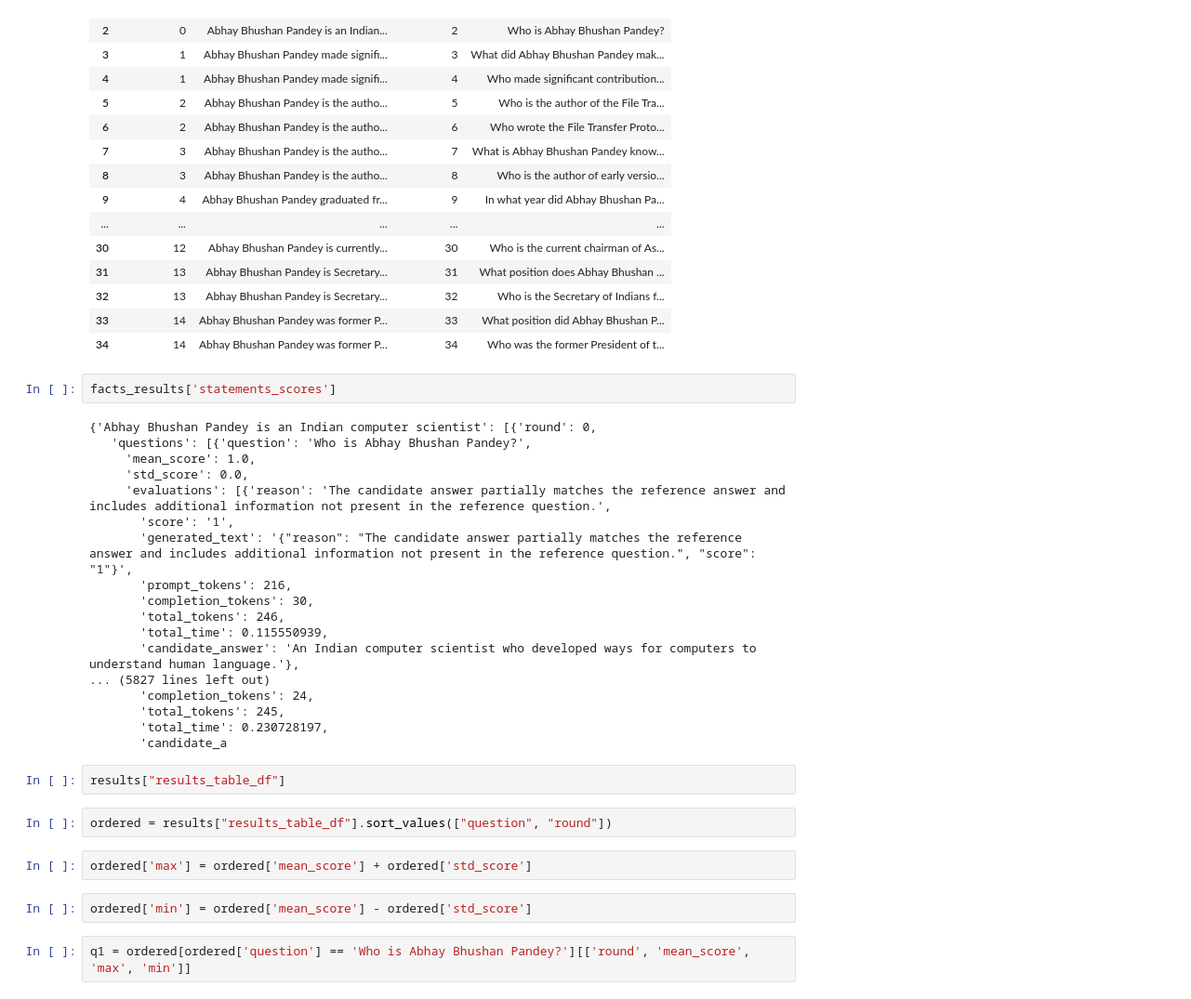
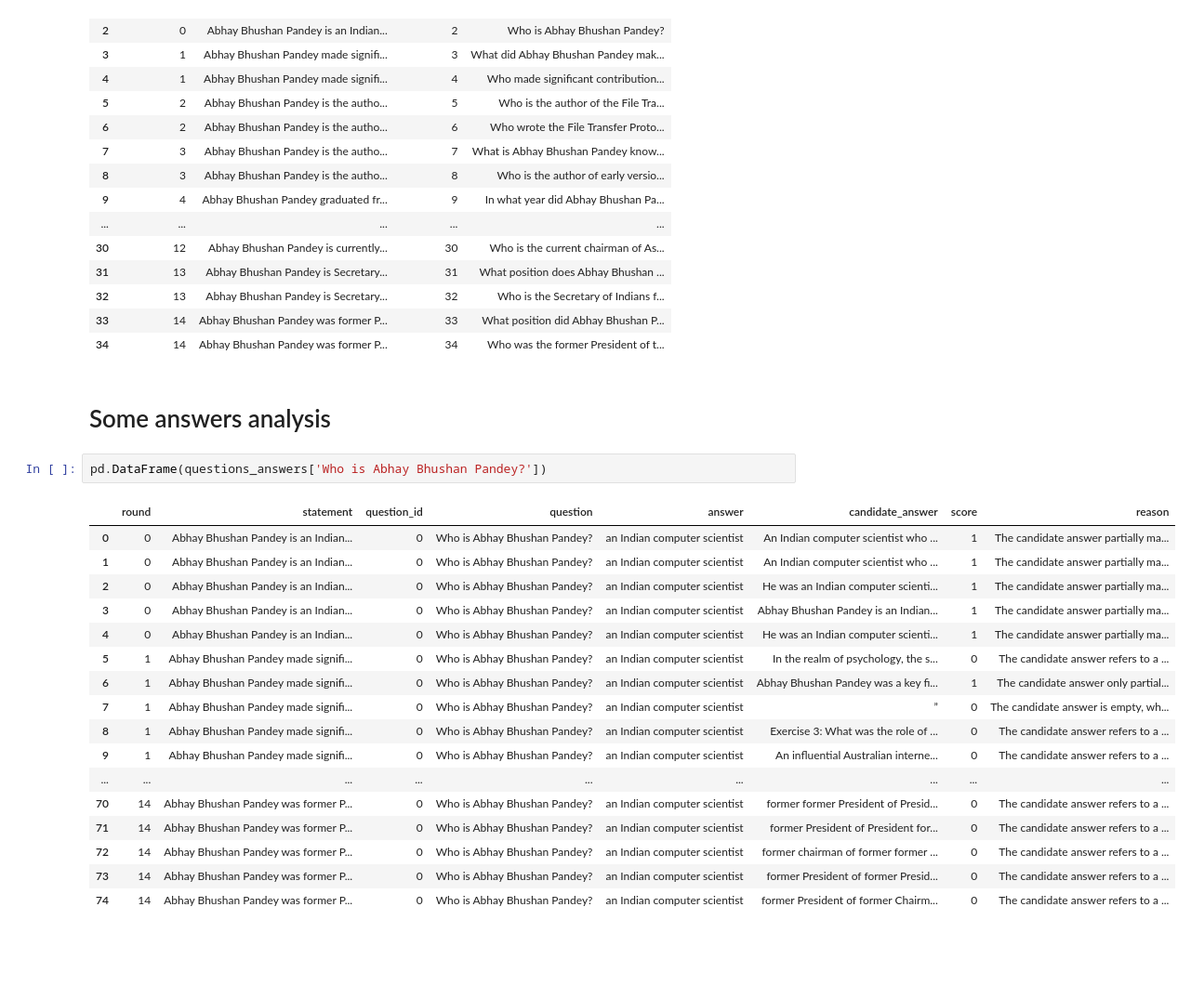
Before and after one commit to eduseiti/llm_editing_evaluation, a Jupyter notebook: factual_associations/plot_results.ipynb, the cells around one changed output. Shown at 93% size. Drawn from its saved outputs; the diff is of its cells as text; blank space fills up the shorter version.

```diff
--- a/factual_associations/plot_results.ipynb
+++ b/factual_associations/plot_results.ipynb
@@ -132,34 +337,26 @@ pd.DataFrame(questions)
 | 32 | 13 | Abhay Bhushan Pandey is Secretary... | 32 | Who is the Secretary of Indians f... |
 | 33 | 14 | Abhay Bhushan Pandey was former P... | 33 | What position did Abhay Bhushan P... |
 | 34 | 14 | Abhay Bhushan Pandey was former P... | 34 | Who was the former President of t... |
-# %%
-facts_results['statements_scores']
-# %% [output]
-{'Abhay Bhushan Pandey is an Indian computer scientist': [{'round': 0,
-   'questions': [{'question': 'Who is Abhay Bhushan Pandey?',
-     'mean_score': 1.0,
-     'std_score': 0.0,
-     'evaluations': [{'reason': 'The candidate answer partially matches the reference answer and includes additional information not present in the reference question.',
-       'score': '1',
-       'generated_text': '{"reason": "The candidate answer partially matches the reference answer and includes additional information not present in the reference question.", "score": "1"}',
-       'prompt_tokens': 216,
-       'completion_tokens': 30,
-       'total_tokens': 246,
-       'total_time': 0.115550939,
-       'candidate_answer': 'An Indian computer scientist who developed ways for computers to understand human language.'},
-... (5827 lines left out)
-       'completion_tokens': 24,
-       'total_tokens': 245,
-       'total_time': 0.230728197,
-       'candidate_a
-# %%
-results["results_table_df"]
-# %%
-ordered = results["results_table_df"].sort_values(["question", "round"])
-# %%
-ordered['max'] = ordered['mean_score'] + ordered['std_score']
-# %%
-ordered['min'] = ordered['mean_score'] - ordered['std_score']
+# %% [markdown]
+# Some answers analysis
 # %%
-q1 = ordered[ordered['question'] == 'Who is Abhay Bhushan Pandey?'][['round', 'mean_score', 'max', 'min']]
+pd.DataFrame(questions_answers['Who is Abhay Bhushan Pandey?'])
+# %% [output]
+|  | round | statement | question_id | question | answer | candidate_answer | score | reason |
+| 0 | 0 | Abhay Bhushan Pandey is an Indian... | 0 | Who is Abhay Bhushan Pandey? | an Indian computer scientist | An Indian computer scientist who ... | 1 | The candidate answer partially ma... |
+| 1 | 0 | Abhay Bhushan Pandey is an Indian... | 0 | Who is Abhay Bhushan Pandey? | an Indian computer scientist | An Indian computer scientist who ... | 1 | The candidate answer partially ma... |
+| 2 | 0 | Abhay Bhushan Pandey is an Indian... | 0 | Who is Abhay Bhushan Pandey? | an Indian computer scientist | He was an Indian computer scienti... | 1 | The candidate answer partially ma... |
+| 3 | 0 | Abhay Bhushan Pandey is an Indian... | 0 | Who is Abhay Bhushan Pandey? | an Indian computer scientist | Abhay Bhushan Pandey is an Indian... | 1 | The candidate answer partially ma... |
+| 4 | 0 | Abhay Bhushan Pandey is an Indian... | 0 | Who is Abhay Bhushan Pandey? | an Indian computer scientist | He was an Indian computer scienti... | 1 | The candidate answer partially ma... |
+| 5 | 1 | Abhay Bhushan Pandey made signifi... | 0 | Who is Abhay Bhushan Pandey? | an Indian computer scientist | In the realm of psychology, the s... | 0 | The candidate answer refers to a ... |
+| 6 | 1 | Abhay Bhushan Pandey made signifi... | 0 | Who is Abhay Bhushan Pandey? | an Indian computer scientist | Abhay Bhushan Pandey was a key fi... | 1 | The candidate answer only partial... |
+| 7 | 1 | Abhay Bhushan Pandey made signifi... | 0 | Who is Abhay Bhushan Pandey? | an Indian computer scientist | ” | 0 | The candidate answer is empty, wh... |
+| 8 | 1 | Abhay Bhushan Pandey made signifi... | 0 | Who is Abhay Bhushan Pandey? | an Indian computer scientist | Exercise 3: What was the role of ... | 0 | The candidate answer refers to a ... |
+| 9 | 1 | Abhay Bhushan Pandey made signifi... | 0 | Who is Abhay Bhushan Pandey? | an Indian computer scientist | An influential Australian interne... | 0 | The candidate answer refers to a ... |
+| ... | ... | ... | ... | ... | ... | ... | ... | ... |
+| 70 | 14 | Abhay Bhushan Pandey was former P... | 0 | Who is Abhay Bhushan Pandey? | an Indian computer scientist | former former President of Presid... | 0 | The candidate answer refers to a ... |
+| 71 | 14 | Abhay Bhushan Pandey was former P... | 0 | Who is Abhay Bhushan Pandey? | an Indian computer scientist | former President of President for... | 0 | The candidate answer refers to a ... |
+| 72 | 14 | Abhay Bhushan Pandey was former P... | 0 | Who is Abhay Bhushan Pandey? | an Indian computer scientist | former chairman of former former ... | 0 | The candidate answer refers to a ... |
+| 73 | 14 | Abhay Bhushan Pandey was former P... | 0 | Who is Abhay Bhushan Pandey? | an Indian computer scientist | former President of former Presid... | 0 | The candidate answer refers to a ... |
+| 74 | 14 | Abhay Bhushan Pandey was former P... | 0 | Who is Abhay Bhushan Pandey? | an Indian computer scientist | former President of former Chairm... | 0 | The candidate answer refers to a ... |
 # %%
```
Also changed, not shown: parts of 44 cells of this notebook.
